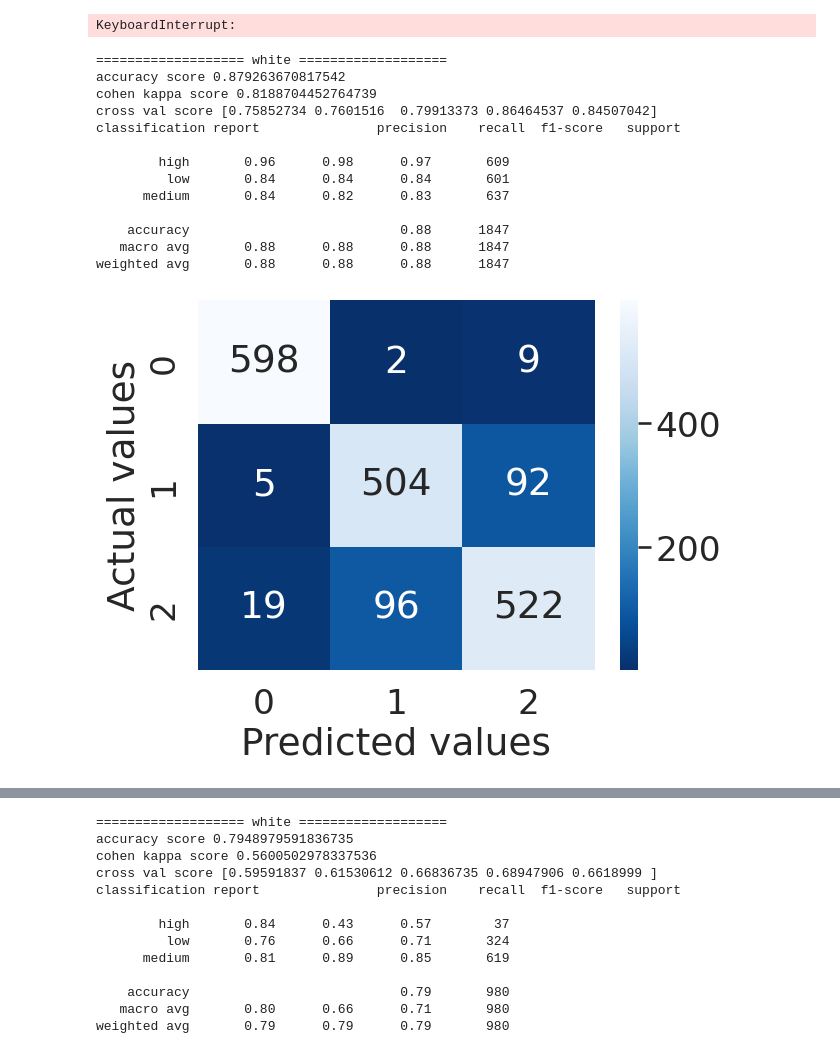
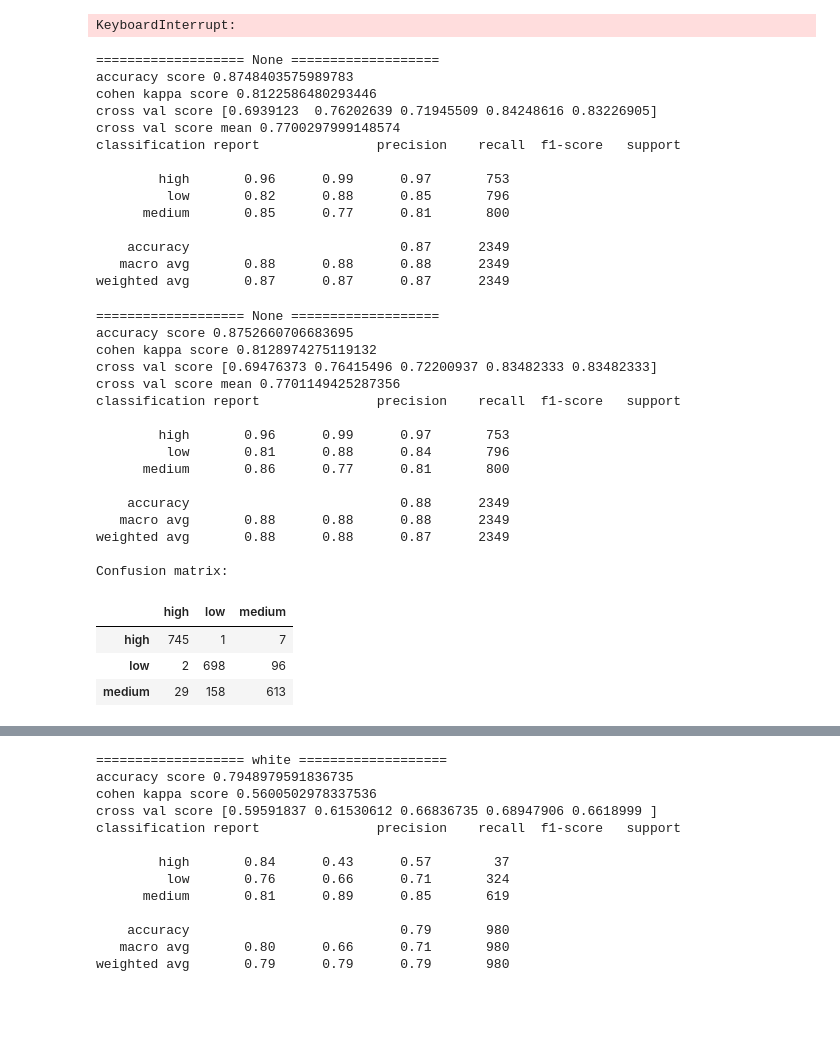
Before and after one commit to breakpointlv/CodeAcademyBerlin-03-wine, a Jupyter notebook: 04-ml-wine-predictions.ipynb, the cells around one changed output, grey strips where cells are left out. Cells and saved outputs as stored; diff of their text form; code cells hidden in the pictures; blank space fills up the shorter version.

```diff
--- a/04-ml-wine-predictions.ipynb
+++ b/04-ml-wine-predictions.ipynb
@@ -80,24 +135,47 @@ print(w.best_rfc_params())
 # %% [output]
 Fitting 3 folds for each of 100 candidates, totalling 300 fits
 KeyboardInterrupt:
+# %%
+# ALL wines with SMOTE
+res = w.learn_rfc(random_state=1, wine_type=None, smote=True)
+# %% [output]
+=================== None ===================
+accuracy score 0.8748403575989783
+cohen kappa score 0.8122586480293446
+cross val score [0.6939123  0.76202639 0.71945509 0.84248616 0.83226905]
+cross val score mean 0.7700297999148574
+classification report               precision    recall  f1-score   support
+
+        high       0.96      0.99      0.97       753
+         low       0.82      0.88      0.85       796
+      medium       0.85      0.77      0.81       800
+
+    accuracy                           0.87      2349
+   macro avg       0.88      0.88      0.88      2349
+weighted avg       0.87      0.87      0.87      2349
 # %%
 # WHITE wine with SMOTE
-res = w.learn_rfc(random_state=1, wine_type='white', smote=True)
-w.print_confusion_matrix(res['confusion matrix'])
+w.learn_rfc(random_state=1, smote=True)
 # %% [output]
-=================== white ===================
-accuracy score 0.879263670817542
-cohen kappa score 0.8188704452764739
-cross val score [0.75852734 0.7601516  0.79913373 0.86464537 0.84507042]
+=================== None ===================
+accuracy score 0.8752660706683695
+cohen kappa score 0.8128974275119132
+cross val score [0.69476373 0.76415496 0.72200937 0.83482333 0.83482333]
+cross val score mean 0.7701149425287356
 classification report               precision    recall  f1-score   support
 
-        high       0.96      0.98      0.97       609
-         low       0.84      0.84      0.84       601
-      medium       0.84      0.82      0.83       637
+        high       0.96      0.99      0.97       753
+         low       0.81      0.88      0.84       796
+      medium       0.86      0.77      0.81       800
 
-    accuracy                           0.88      1847
-   macro avg       0.88      0.88      0.88      1847
-weighted avg       0.88      0.88      0.88      1847
+    accuracy                           0.88      2349
+   macro avg       0.88      0.88      0.88      2349
+weighted avg       0.88      0.88      0.87      2349
+
+Confusion matrix:
-[figure, removed]
+|  | high | low | medium |
+| high | 745 | 1 | 7 |
+| low | 2 | 698 | 96 |
+| medium | 29 | 158 | 613 |
 # %%
 # RED wine with SMOTE
```
Also changed, not shown: parts of 13 cells of this notebook, 2 other files.
